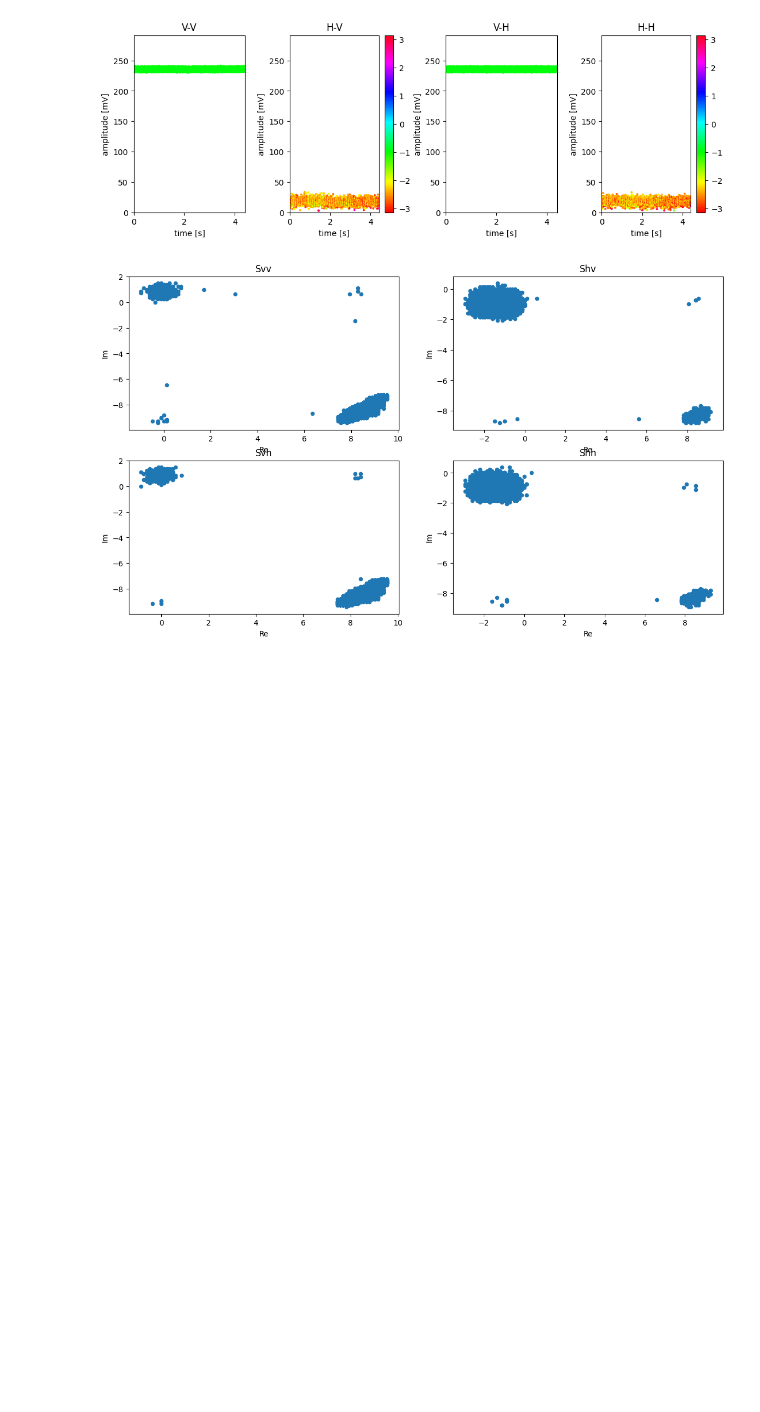
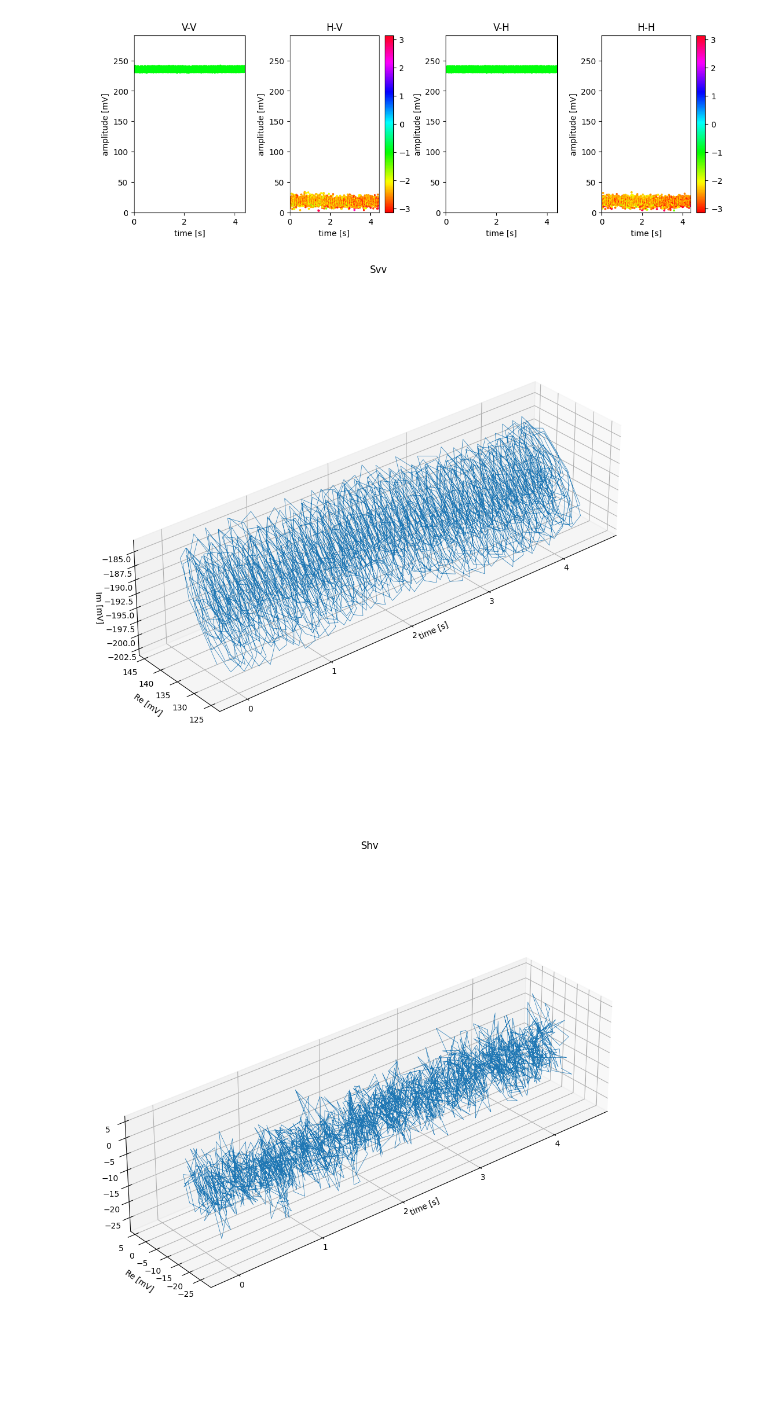
Before and after one commit to toppy-bb/77GHzSystem, a Jupyter notebook: code/Untitled.ipynb, the cells around one changed output. Saved outputs shown, nothing was run; the diff lists cells and outputs as text; code cells hidden in the pictures; blank space fills up the shorter version.

Commit message:
plot iq

```diff
--- a/code/Untitled.ipynb
+++ b/code/Untitled.ipynb
@@ -112,13 +112,16 @@ plt.show()
 計測時間: 4.414s
 [figure]
 # %%
+
+
 import matplotlib.pyplot as plt
 import numpy as np
 import os
+from mpl_toolkits.mplot3d import Axes3D
 
 date = '20221006'
 action = 'air'
-round = '1'
+round = '2'
 
 #Vo =[2475,2467,2503,2492]#0112
 #Vo =[2474,2469,2503,2492,-2474,-2469,-2503,-2492]#0114
@@ -131,57 +134,71 @@ df = (df-2048)/2048*250
 #Vo = df.mean(axis = 0)[1:9]
 #print(Vo)
 
-fig = plt.figure(figsize=(14, 8))
+
 
 #t=df[:,0]/10.7
 
 
 # Tx1-Rx1 Svv=I1+jQ1
 I1 = df[0::2, 0]
 Q1 = df[0::2, 1]
 # Tx1-Rx2 Shv=I2+jQ2
 I2 = df[0::2, 2]
 Q2 = df[0::2, 3]
 # Tx2-Rx1 Svh=I3+jQ3
 I3 = df[1::2, 0]
 Q3 = df[1::2, 1]
 # Tx2-Rx2 Shh=I4+jQ4
 I4 = df[1::2, 2]
 Q4 = df[1::2, 3]
 
-ax1 = fig.add_subplot(2, 2, 1)
+fig1 = plt.figure(figsize=(16, 12))
+ax1 = fig1.add_subplot(projection="3d")
+ax1.view_init(elev=30, azim=-130)
+ax1.set_box_aspect((4,1,1))
 ax1.set_title("Svv")
-ax1.set_xlabel("Re")
-ax1.set_ylabel("Im")
-# ax1.set_xlim(0,10)
-# ax1.set_ylim(2400,2700)
-ax1.scatter(I1,Q1,s=20)
+ax1.set_xlabel("time [s]")
+ax1.set_ylabel("Re [mV]")
+ax1.set_zlabel("Im [mV]")
+ax1.plot(t1,I1,Q1,lw=0.5)
+plt.show()
 
-ax2 = fig.add_subplot(2, 2, 2)
+fig2 = plt.figure(figsize=(16, 12))
+ax2 = fig2.add_subplot(projection="3d")
+ax2.view_init(elev=30, azim=-130)
+ax2.set_box_aspect((4,1,1))
 ax2.set_title("Shv")
-ax2.set_xlabel("Re")
-ax2.set_ylabel("Im")
-# ax2.set_xlim(0,10)
-# ax2.set_ylim(2400,2700)
-ax2.scatter(I2,Q2,s=20)
+ax2.set_xlabel("time [s]")
+ax2.set_ylabel("Re [mV]")
+ax2.set_zlabel("Im [mV]")
+ax2.plot(t1,I2,Q2,lw=0.5)
+plt.show()
 
-ax3 = fig.add_subplot(2, 2, 3)
+fig3 = plt.figure(figsize=(16, 12))
+ax3 = fig3.add_subplot(projection="3d")
+ax3.view_init(elev=30, azim=-130)
+ax3.set_box_aspect((4,1,1))
 ax3.set_title("Svh")
-ax3.set_xlabel("Re")
-ax3.set_ylabel("Im")
-# ax3.set_xlim(0,10)
-# ax3.set_ylim(2400,2700)
-ax3.scatter(I3,Q3,s=20)
+ax3.set_xlabel("time [s]")
+ax3.set_ylabel("Re [mV]")
+ax3.set_zlabel("Im [mV]")
+ax3.plot(t2,I3,Q3,lw=0.5)
+plt.show()
 
-ax4 = fig.add_subplot(2, 2, 4)
+fig4 = plt.figure(figsize=(16, 12))
+ax4 = fig4.add_subplot(projection="3d")
+ax4.view_init(elev=30, azim=-130)
+ax4.set_box_aspect((4,1,1))
 ax4.set_title("Shh")
-ax4.set_xlabel("Re")
-ax4.set_ylabel("Im")
-# ax4.set_xlim(0,10)
-# ax4.set_ylim(2400,2700)
-ax4.scatter(I4,Q4,s=20)
+ax4.set_xlabel("time [s]")
+ax4.set_ylabel("Re [mV]")
+ax4.set_zlabel("Im [mV]")
+ax4.plot(t2,I4,Q4,lw=0.5)
 
-plt.savefig(os.path.join(os.getcwd(),"../img","{0}_{1}_{2}_IQ4_2Tx2Rx".format(date, action, round)))
+#plt.savefig(os.path.join(os.getcwd(),"../img","{0}_{1}_{2}_IQ4_2Tx2Rx".format(date, action, round)))
 plt.show()
+
+%matplotlib inline
 # %% [output]
-[figure, old version]
+[figure, new version]
+[figure, added]
```
Also changed, not shown: parts of 1 cell of this notebook.
